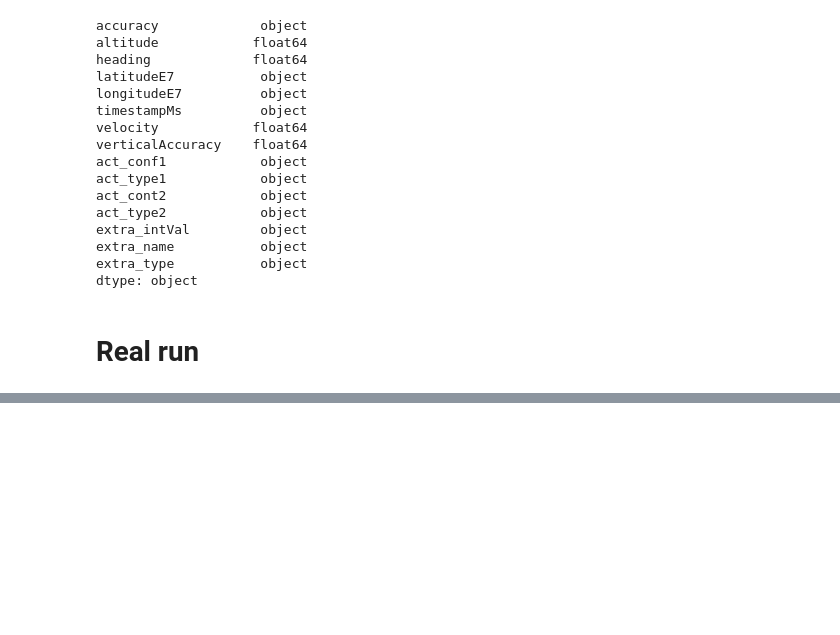
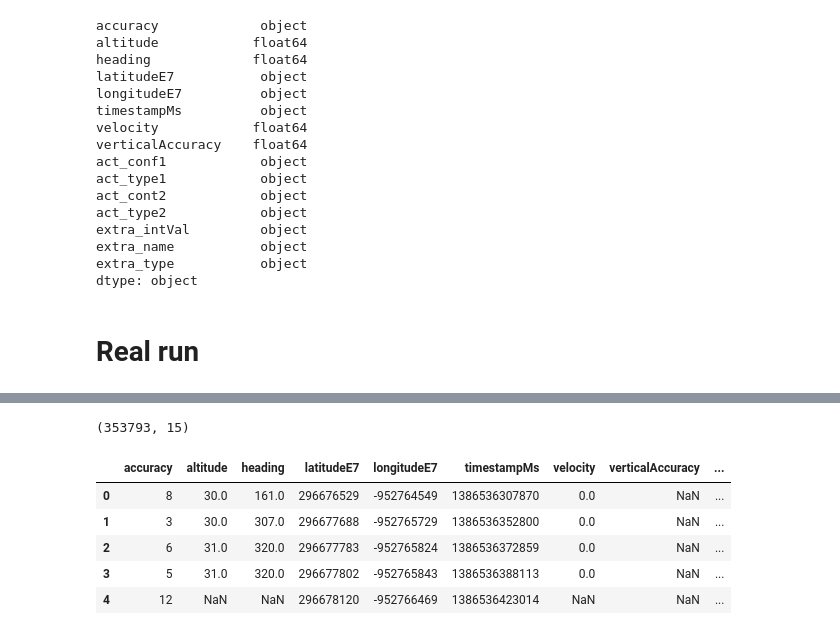
Before and after one commit to anhquan0412/google-location, a Jupyter notebook: clean_func_test.ipynb, the cells around one changed output, grey strips where cells are left out. Cells and saved outputs as stored; diff of their text form; code cells hidden in the pictures; blank space fills up the shorter version.

```diff
--- a/clean_func_test.ipynb
+++ b/clean_func_test.ipynb
@@ -265,2 +268,15 @@ df_result = multiprocessing(append_activity,[df],4)
 # %%
 df_result.to_feather(PATH/'houston_processed.feather')
+# %%
+df_result.shape
+# %% [output]
+(353793, 15)
+# %%
+df_result.head()
+# %% [output]
+|  | accuracy | altitude | heading | latitudeE7 | longitudeE7 | timestampMs | velocity | verticalAccuracy | ... |
+| 0 | 8 | 30.0 | 161.0 | 296676529 | -952764549 | 1386536307870 | 0.0 | NaN | ... |
+| 1 | 3 | 30.0 | 307.0 | 296677688 | -952765729 | 1386536352800 | 0.0 | NaN | ... |
+| 2 | 6 | 31.0 | 320.0 | 296677783 | -952765824 | 1386536372859 | 0.0 | NaN | ... |
+| 3 | 5 | 31.0 | 320.0 | 296677802 | -952765843 | 1386536388113 | 0.0 | NaN | ... |
+| 4 | 12 | NaN | NaN | 296678120 | -952766469 | 1386536423014 | NaN | NaN | ... |
```
Also changed, not shown: parts of 1 cell of this notebook, 1 other file.
